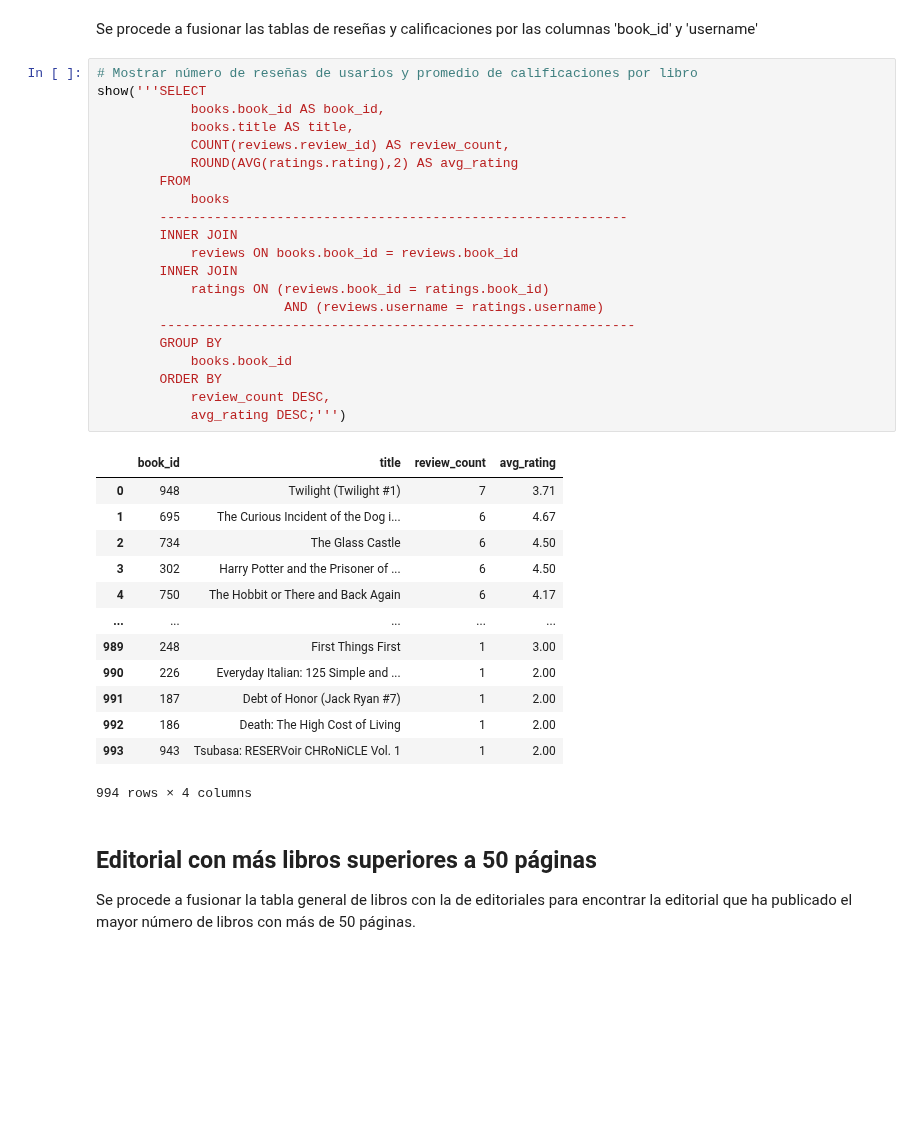
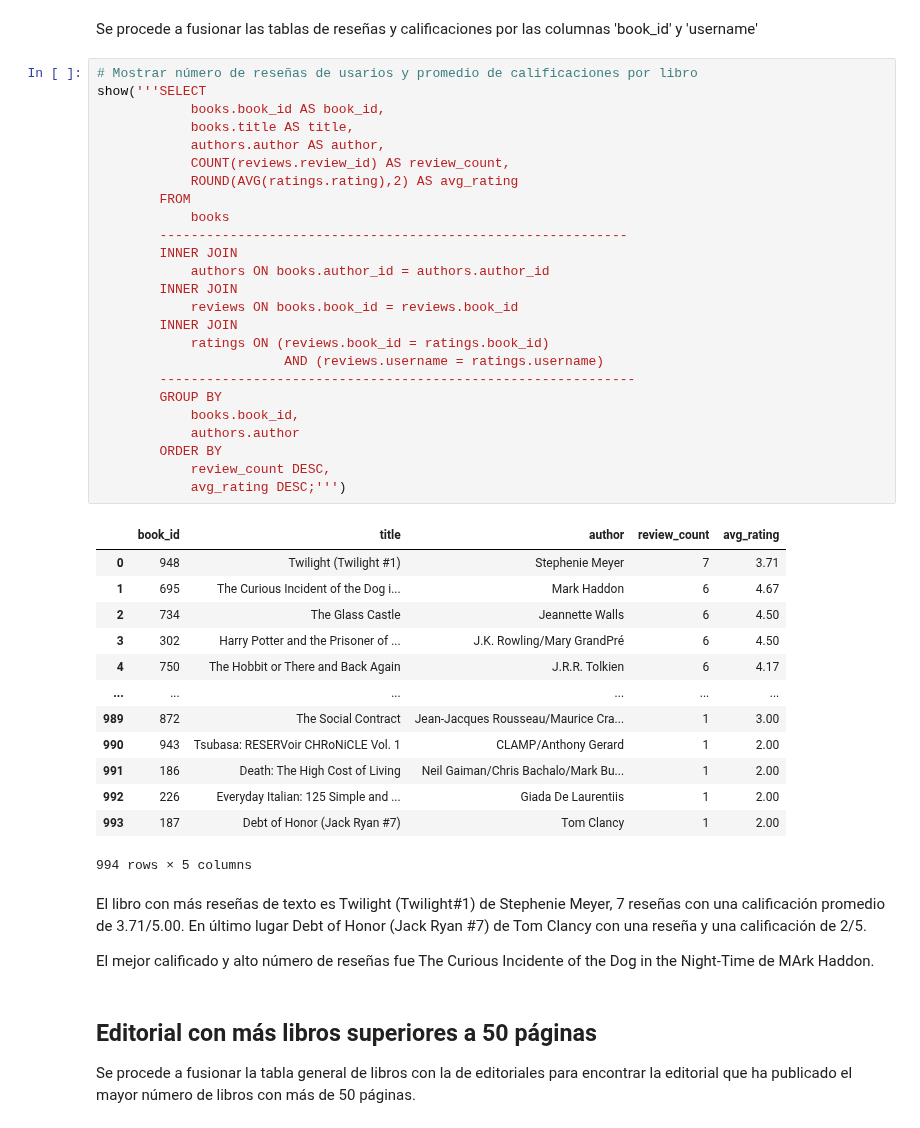
Before and after one commit to ScinDBad/DA_proyecto_final, a Jupyter notebook: sql_bookdata/sql_bookdata.ipynb, the cells around one changed output. Saved outputs shown, nothing was run; the diff lists cells and outputs as text; blank space fills up the shorter version.

```diff
--- a/sql_bookdata/sql_bookdata.ipynb
+++ b/sql_bookdata/sql_bookdata.ipynb
@@ -229,38 +230,46 @@ Se procede a fusionar las tablas de reseñas y calificaciones por las columnas '
 # %%
 # Mostrar número de reseñas de usarios y promedio de calificaciones por libro
 show('''SELECT
             books.book_id AS book_id,
             books.title AS title,
+            authors.author AS author,
             COUNT(reviews.review_id) AS review_count,
             ROUND(AVG(ratings.rating),2) AS avg_rating
         FROM
             books
         ------------------------------------------------------------
+        INNER JOIN
+            authors ON books.author_id = authors.author_id
         INNER JOIN
             reviews ON books.book_id = reviews.book_id
         INNER JOIN
             ratings ON (reviews.book_id = ratings.book_id)
                         AND (reviews.username = ratings.username)
         -------------------------------------------------------------
         GROUP BY
-            books.book_id
+            books.book_id,
+            authors.author
         ORDER BY
             review_count DESC,
             avg_rating DESC;''')
 # %% [output]
-|  | book_id | title | review_count | avg_rating |
-| 0 | 948 | Twilight (Twilight #1) | 7 | 3.71 |
-| 1 | 695 | The Curious Incident of the Dog i... | 6 | 4.67 |
-| 2 | 734 | The Glass Castle | 6 | 4.50 |
-| 3 | 302 | Harry Potter and the Prisoner of ... | 6 | 4.50 |
-| 4 | 750 | The Hobbit or There and Back Again | 6 | 4.17 |
-| ... | ... | ... | ... | ... |
-| 989 | 248 | First Things First | 1 | 3.00 |
-| 990 | 226 | Everyday Italian: 125 Simple and ... | 1 | 2.00 |
-| 991 | 187 | Debt of Honor (Jack Ryan #7) | 1 | 2.00 |
-| 992 | 186 | Death: The High Cost of Living | 1 | 2.00 |
-| 993 | 943 | Tsubasa: RESERVoir CHRoNiCLE Vol. 1 | 1 | 2.00 |
+|  | book_id | title | author | review_count | avg_rating |
+| 0 | 948 | Twilight (Twilight #1) | Stephenie Meyer | 7 | 3.71 |
+| 1 | 695 | The Curious Incident of the Dog i... | Mark Haddon | 6 | 4.67 |
+| 2 | 734 | The Glass Castle | Jeannette Walls | 6 | 4.50 |
+| 3 | 302 | Harry Potter and the Prisoner of ... | J.K. Rowling/Mary GrandPré | 6 | 4.50 |
+| 4 | 750 | The Hobbit or There and Back Again | J.R.R. Tolkien | 6 | 4.17 |
+| ... | ... | ... | ... | ... | ... |
+| 989 | 872 | The Social Contract | Jean-Jacques Rousseau/Maurice Cra... | 1 | 3.00 |
+| 990 | 943 | Tsubasa: RESERVoir CHRoNiCLE Vol. 1 | CLAMP/Anthony Gerard | 1 | 2.00 |
+| 991 | 186 | Death: The High Cost of Living | Neil Gaiman/Chris Bachalo/Mark Bu... | 1 | 2.00 |
+| 992 | 226 | Everyday Italian: 125 Simple and ... | Giada De Laurentiis | 1 | 2.00 |
+| 993 | 187 | Debt of Honor (Jack Ryan #7) | Tom Clancy | 1 | 2.00 |
-994 rows × 4 columns
+994 rows × 5 columns
+# %% [markdown]
+El libro con más reseñas de texto es Twilight (Twilight#1) de Stephenie Meyer, 7 reseñas con una calificación promedio de 3.71/5.00. En último lugar Debt of Honor (Jack Ryan #7) de Tom Clancy con una reseña y una calificación de 2/5.
+
+El mejor calificado y alto número de reseñas fue The Curious Incidente of the Dog in the Night-Time de MArk Haddon.
 # %% [markdown]
 ## Editorial con más libros superiores a 50 páginas
 
```
Also changed, not shown: parts of 6 cells of this notebook.
